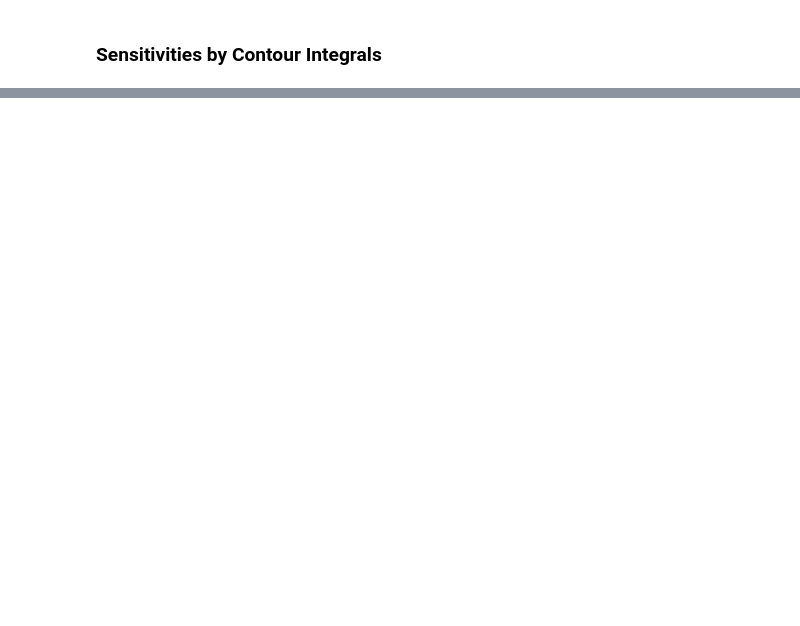
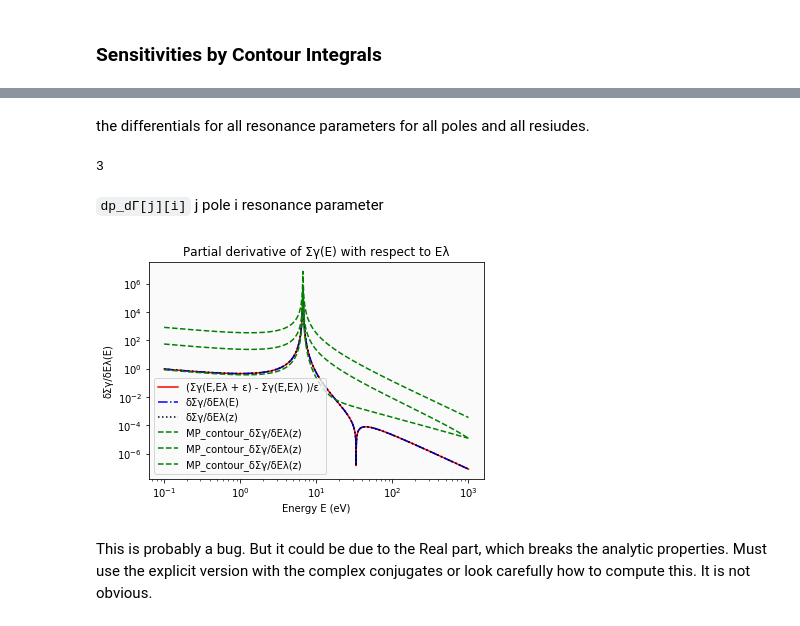
Before and after one commit to icmeyer/Uncertainty-Methods-Toy-Problem, a Jupyter notebook: covariance_conversion.ipynb, the cells around one changed output, grey strips where cells are left out. Saved outputs shown, nothing was run; the diff lists cells and outputs as text; code cells hidden in the pictures; blank space fills up the shorter version.

```diff
--- a/covariance_conversion.ipynb
+++ b/covariance_conversion.ipynb
@@ -567,3 +597,3 @@ def Σγs(s):
 # %%
-def dΣγ_dΓ_complex(E): ## The most simple SLBW caputre resonance
-    return dΣγ_dΓ(E, μ_Γ_U238)
+def dΣγ_dΓ_complex(z): ## The most simple SLBW caputre resonance
+    return analytic_dΣγ_dΓ(z, μ_Γ_U238)
@@ -592,0 +600,41 @@ def sensitivities_δΠ_δΓ(dΣγ_dΓ, Γ , Π ):
+# %% [markdown]
+the differentials for all resonance parameters for all poles and all resiudes.
+# %%
+dp_dΓ = np.array([ Π[j][0]**2/Π[j][1]*Cauchy_residues_extraction(multiply_by_z_min_p(dΣγ_dΓ_complex,Π[j][0]),Π[j][0]) for j in range(Π.shape[0])])
+
+dr_dΓ = np.array([ Π[j][0]**2*Cauchy_residues_extraction(dΣγ_dΓ_complex,Π[j][0]) for j in range(Π.shape[0])])
+# %%
+dp_dΓ.shape[1]
+# %% [output]
+3
+# %% [markdown]
+`dp_dΓ[j][i]`  j pole i resonance parameter
+# %%
+# Energy grid structure
+E_max = 10**3 # Minimum energy of the energy groups
+E_min = 10**-1 # Maximum energy of the energy groups & the cutoff energy of the fision spectrum
+N_g = 10000 # Number of energy groups
+E_g = np.logspace(np.log10(E_min),np.log10(E_max),N_g) # Energy groups (here log-spaced) for flux ψ
+z_g = E_g**0.5
+## Plot the mean cross section values.
+plot_title = 'Partial derivative of Σγ(E) with respect to Eλ'
+plot_title_pdf = "%s.%s"%(plot_title, 'pdf')
+
+#plt.close('all')
+# Plotting the cross section
+#plt.loglog(E_g , np.array([sum(list(Σ_vector(E_g[g], μ_Γ_all))) for g in range(E_g.size)]) )
+plt.loglog(E_g , np.abs(np.array([(evaluate_Σγ(E_g[g], Γ_U238_ε_E0) - evaluate_Σγ(E_g[g], μ_Γ_U238) )/ε for g in range(E_g.size)])) , '-r', label='(Σγ(E,Eλ + ε) - Σγ(E,Eλ) )/ε ')
+plt.loglog(E_g , np.abs(np.array([ dΣγ_dΓ(E_g[g], μ_Γ_U238)[0] for g in range(E_g.size)])) , '-.b', label='δΣγ/δEλ(E)')
+plt.loglog(z_g**2 , np.abs(np.array([ analytic_dΣγ_dΓ(z_g[g], μ_Γ_U238)[0] for g in range(E_g.size)])) , ':k', label='δΣγ/δEλ(z)')
+plt.loglog(z_g**2 , np.abs(np.array([ multipole_dΣ_dΓ(z_g[g], Π, dp_dΓ, dr_dΓ ) for g in range(E_g.size)])) , '--g', label='MP_contour_δΣγ/δEλ(z)')
+plt.ylabel('δΣγ/δEλ(E)')
+plt.xlabel('Energy E (eV)')
+plt.title(plot_title)
+plt.legend()
+
+plt.rcParams['axes.facecolor'] = '0.98'
+# %% [output]
+[figure, added]
+# %% [markdown]
+This is probably a bug.
+But it could be due to the Real part, which breaks the analytic properties. Must use the explicit version with the complex conjugates or look carefully how to compute this. It is not obvious.
```
Also changed, not shown: parts of 29 cells of this notebook.
